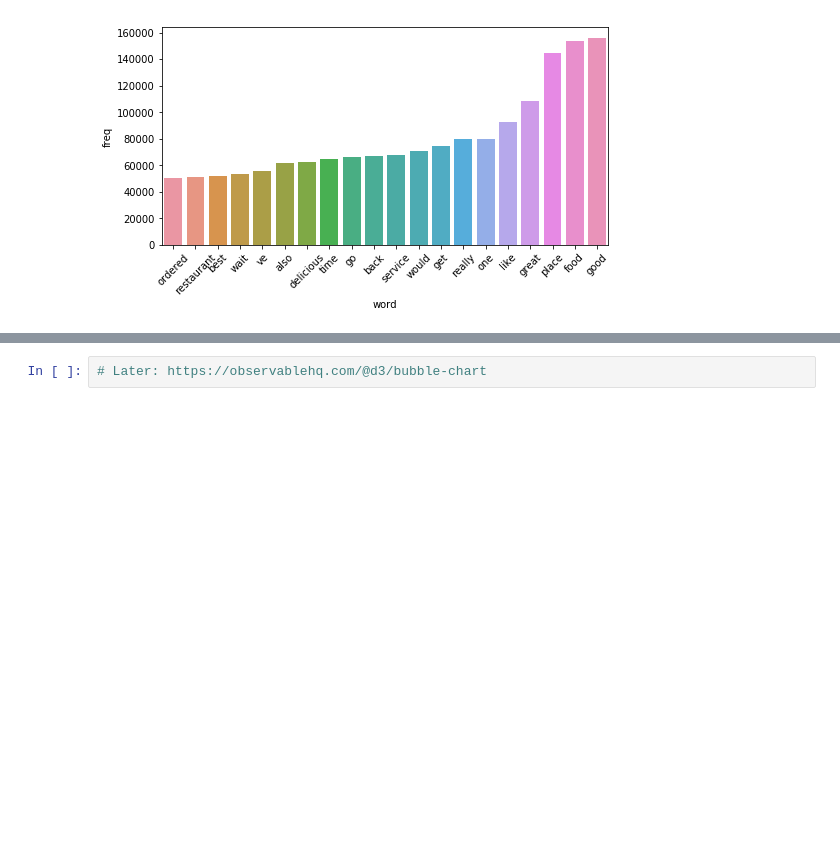
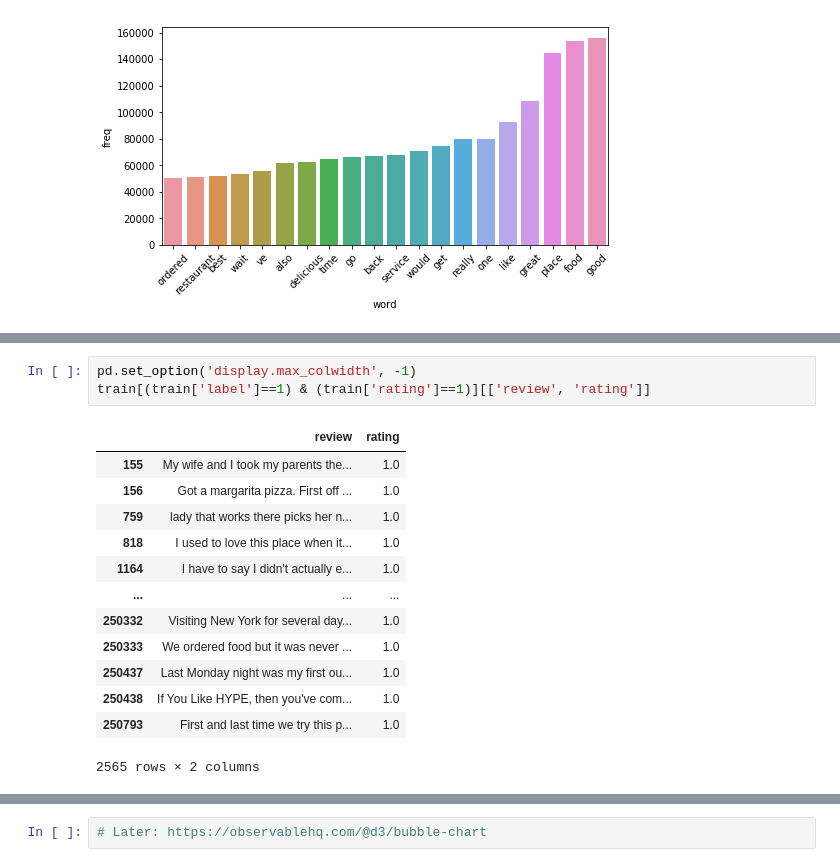
Before and after one commit to ameliachu/fake-review-detection-project, a Jupyter notebook: notebooks/ac4119/00-exploratory-analysis.ipynb, the cells around one changed output, grey strips where cells are left out. Cells and saved outputs as stored; diff of their text form; blank space fills up the shorter version.

```diff
--- a/notebooks/ac4119/00-exploratory-analysis.ipynb
+++ b/notebooks/ac4119/00-exploratory-analysis.ipynb
@@ -176,0 +209,17 @@ plt.xticks(rotation=45)
+# %%
+pd.set_option('display.max_colwidth', -1)
+train[(train['label']==1) & (train['rating']==1)][['review', 'rating']]
+# %% [output]
+|  | review | rating |
+| 155 | My wife and I took my parents the... | 1.0 |
+| 156 | Got a margarita pizza. First off ... | 1.0 |
+| 759 | lady that works there picks her n... | 1.0 |
+| 818 | I used to love this place when it... | 1.0 |
+| 1164 | I have to say I didn't actually e... | 1.0 |
+| ... | ... | ... |
+| 250332 | Visiting New York for several day... | 1.0 |
+| 250333 | We ordered food but it was never ... | 1.0 |
+| 250437 | Last Monday night was my first ou... | 1.0 |
+| 250438 | If You Like HYPE, then you've com... | 1.0 |
+| 250793 | First and last time we try this p... | 1.0 |
+2565 rows × 2 columns
```
Also changed, not shown: parts of 6 cells of this notebook, 1 other file.
